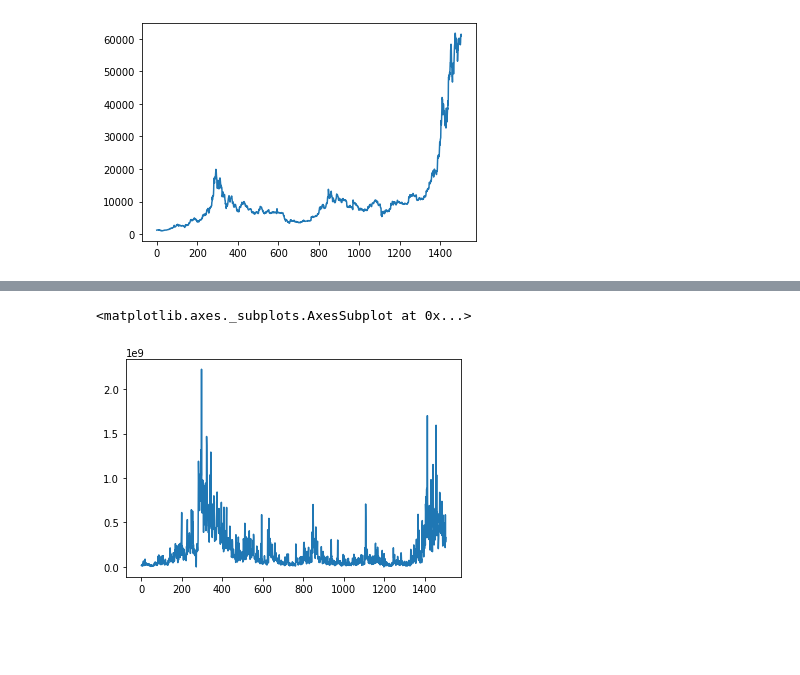
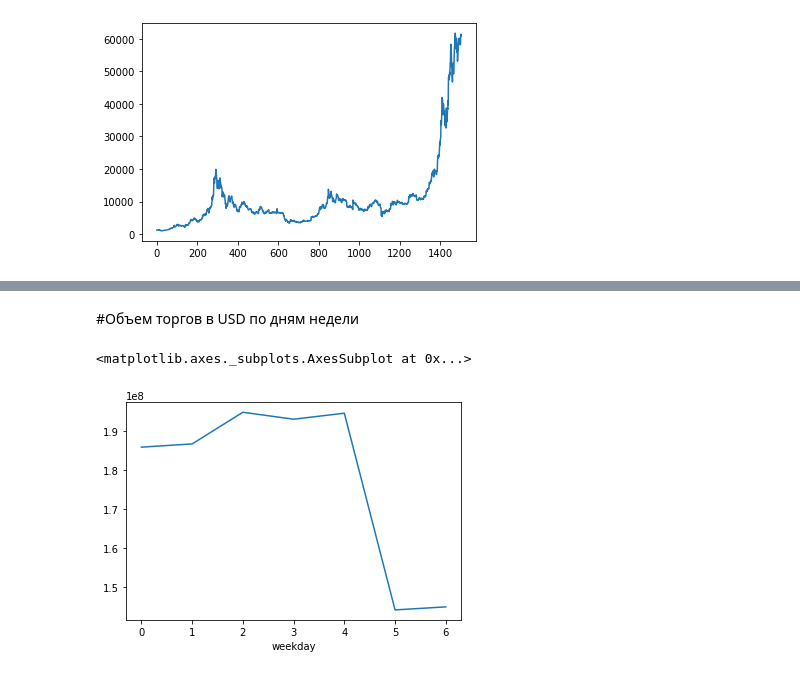
Before and after one commit to QAtester-MM/-----------------------------, a Jupyter notebook: Crypto_BTC.ipynb, the cells around one changed output, grey strips where cells are left out. Drawn from its saved outputs; the diff is of its cells as text; code cells hidden in the pictures; blank space fills up the shorter version.

```diff
--- a/Crypto_BTC.ipynb
+++ b/Crypto_BTC.ipynb
@@ -69,0 +90,4 @@ bitcoin["high"].plot()
+# %%
+bitcoin["weekday"] = bitcoin["date"].dt.weekday
+bitcoin["year"] = bitcoin["date"].dt.year
+bitcoin["month"] = bitcoin["date"].dt.month
@@ -70,5 +101,7 @@ bitcoin["high"].plot()
+# %% [markdown]
+#Объем торгов в USD по дням недели
 # %%
-bitcoin["Volume USD"].plot()
+bitcoin.groupby("weekday")["Volume USD"].mean().plot()
 # %% [output]
 <matplotlib.axes._subplots.AxesSubplot at 0x...>
-[figure, old version]
+[figure, new version]
```
Also changed, not shown: parts of 25 cells of this notebook.
